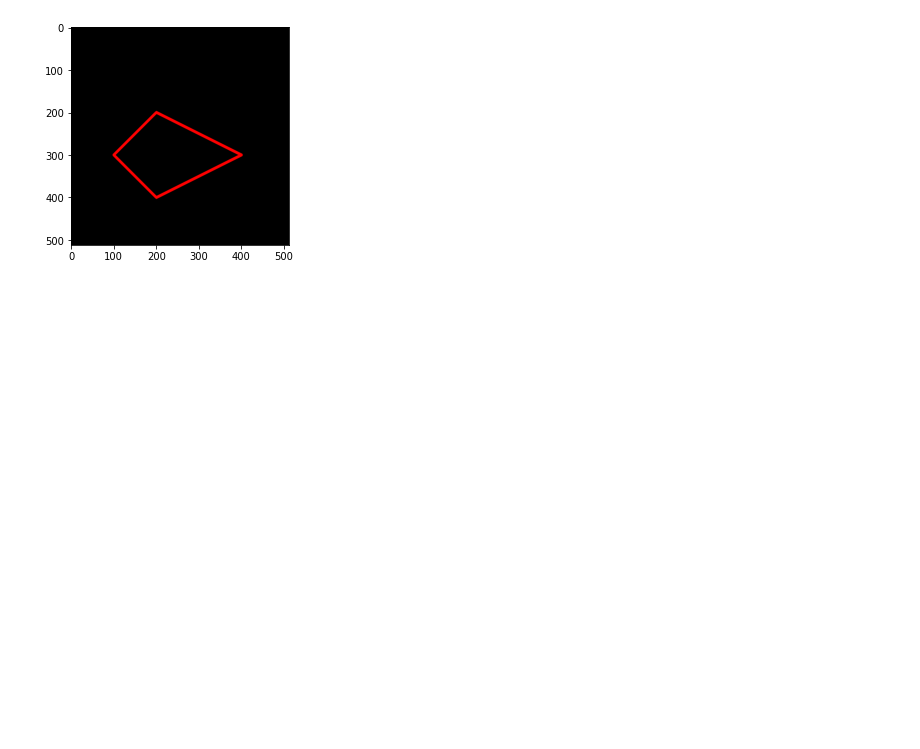
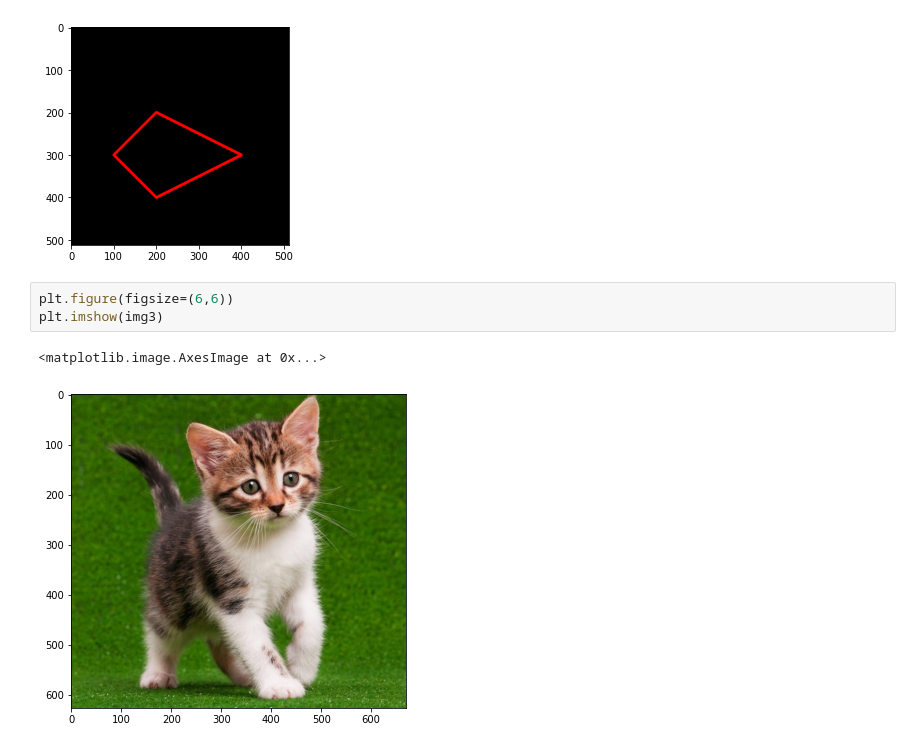
Before and after one commit to mahe62/PCVK_genap_2021, a Jupyter notebook: week2.ipynb, the cells around one changed output. Drawn from its saved outputs; the diff is of its cells as text; blank space fills up the shorter version.

```diff
--- a/week2.ipynb
+++ b/week2.ipynb
@@ -122,3 +122,9 @@ plt.imshow(black_img2)
 # %% [output]
 <matplotlib.image.AxesImage at 0x...>
 [figure]
+# %%
+plt.figure(figsize=(6,6))
+plt.imshow(img3)
+# %% [output]
+<matplotlib.image.AxesImage at 0x...>
+[figure, added]
```
Also changed, not shown: parts of 2 cells of this notebook.
